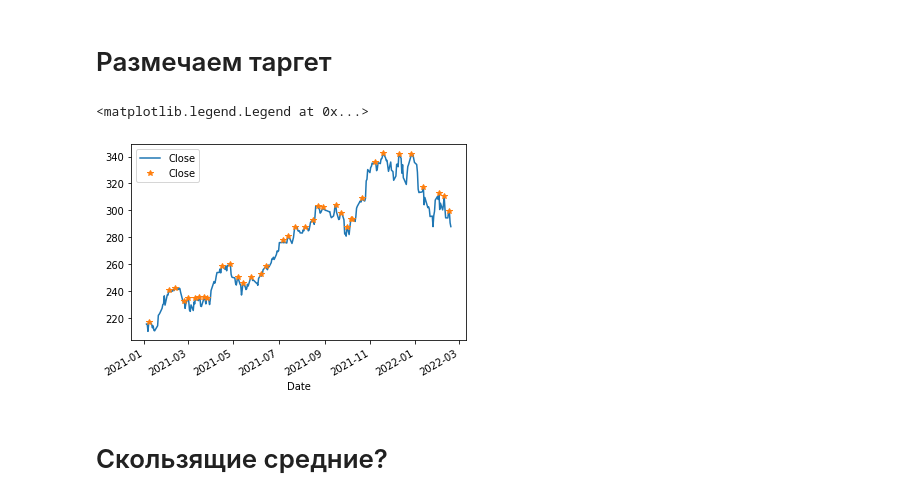
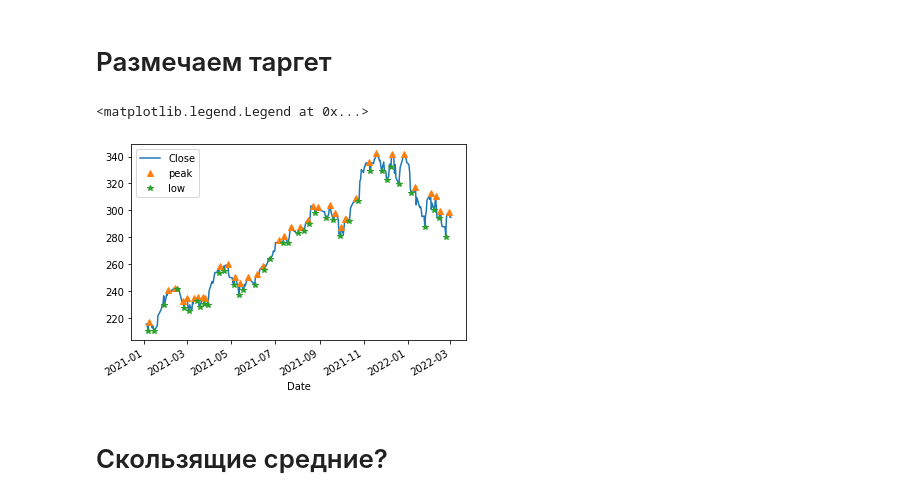
Before and after one commit to Falconwatch/MarketKing, a Jupyter notebook: High_detector.ipynb, the cells around one changed output. Drawn from its saved outputs; the diff is of its cells as text; code cells hidden in the pictures.

```diff
--- a/High_detector.ipynb
+++ b/High_detector.ipynb
@@ -29,23 +29,30 @@ stocks.head()
 # %% [markdown]
 # Размечаем таргет
 # %%
-def mark_target(prices, window=10):
+def mark_target(prices, window=10, how="high"):
   """Размечаем фактические точки лоу и хай"""
-  maxes = stocks["Close"].rolling(window=window, center=True).max()
+  if how=="high":
+    facts = stocks["Close"].rolling(window=window, center=True).max()
+  elif how=="low":
+    facts = stocks["Close"].rolling(window=window, center=True).min()
 
   targets = np.zeros_like(prices)
-  targets[prices==maxes]=1
+  targets[prices==facts]=1
   return targets
 
-targets = mark_target(stocks["Close"], window=5)
-stocks["target"] = targets
+lows = mark_target(stocks["Close"], window=5, how="low")
+stocks["lows"] = lows
+
+peaks = mark_target(stocks["Close"], window=5)
+stocks["peaks"] = peaks
 # %%
 stocks["Close"].plot()
-stocks.loc[stocks["target"]==1, "Close"].plot(style="*")
+stocks.loc[stocks["peaks"]==1, "Close"].plot(style="^", label="peak")
+stocks.loc[stocks["lows"]==1, "Close"].plot(style="*", label="low")
 plt.legend()
 # %% [output]
 <matplotlib.legend.Legend at 0x...>
-[figure, old version]
+[figure, new version]
 # %% [markdown]
 # Скользящие средние?
 # %% [markdown]
```
Also changed, not shown: parts of 13 cells of this notebook.
